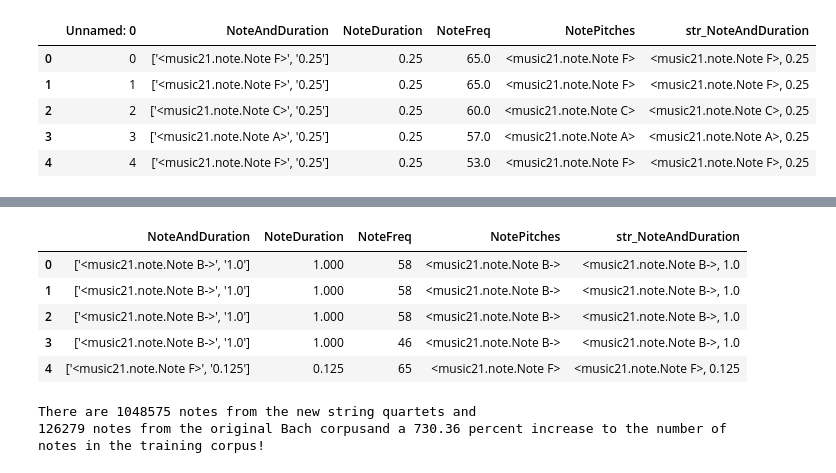
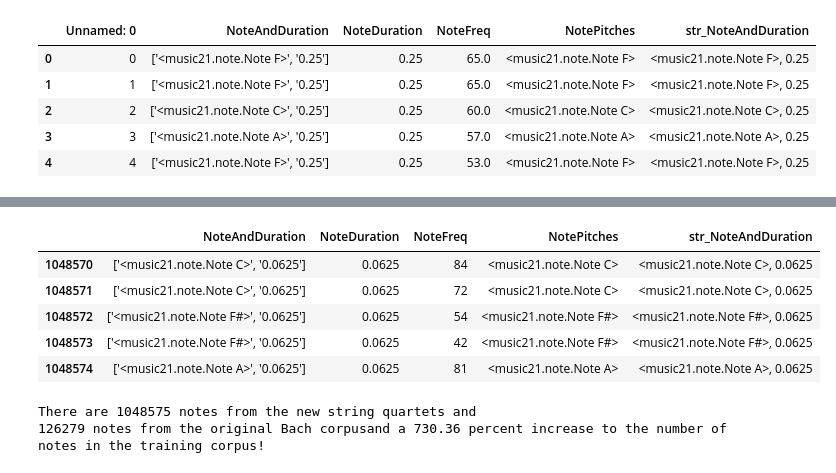
Before and after one commit to KKONZ/CDS, a Jupyter notebook: Capstone 1/Applied Inferential Statistics.ipynb, the cells around one changed output, grey strips where cells are left out. Cells and saved outputs as stored; diff of their text form; code cells hidden in the pictures.

```diff
--- a/Capstone 1/Applied Inferential Statistics.ipynb
+++ b/Capstone 1/Applied Inferential Statistics.ipynb
@@ -93,12 +102,12 @@ StringsPD = pd.read_csv("PitchData.csv")
 # %%
-StringsPD.head()
+StringsPD.tail()
 # %% [output]
 |  | NoteAndDuration | NoteDuration | NoteFreq | NotePitches | str_NoteAndDuration |
-| 0 | ['<music21.note.Note B->', '1.0'] | 1.000 | 58 | <music21.note.Note B-> | <music21.note.Note B->, 1.0 |
-| 1 | ['<music21.note.Note B->', '1.0'] | 1.000 | 58 | <music21.note.Note B-> | <music21.note.Note B->, 1.0 |
-| 2 | ['<music21.note.Note B->', '1.0'] | 1.000 | 58 | <music21.note.Note B-> | <music21.note.Note B->, 1.0 |
-| 3 | ['<music21.note.Note B->', '1.0'] | 1.000 | 46 | <music21.note.Note B-> | <music21.note.Note B->, 1.0 |
-| 4 | ['<music21.note.Note F>', '0.125'] | 0.125 | 65 | <music21.note.Note F> | <music21.note.Note F>, 0.125 |
+| 1048570 | ['<music21.note.Note C>', '0.0625'] | 0.0625 | 84 | <music21.note.Note C> | <music21.note.Note C>, 0.0625 |
+| 1048571 | ['<music21.note.Note C>', '0.0625'] | 0.0625 | 72 | <music21.note.Note C> | <music21.note.Note C>, 0.0625 |
+| 1048572 | ['<music21.note.Note F#>', '0.0625'] | 0.0625 | 54 | <music21.note.Note F#> | <music21.note.Note F#>, 0.0625 |
+| 1048573 | ['<music21.note.Note F#>', '0.0625'] | 0.0625 | 42 | <music21.note.Note F#> | <music21.note.Note F#>, 0.0625 |
+| 1048574 | ['<music21.note.Note A>', '0.0625'] | 0.0625 | 81 | <music21.note.Note A> | <music21.note.Note A>, 0.0625 |
 # %%
 #find the length of both datasets
 
```
Also changed, not shown: parts of 2 cells of this notebook, 2 other files.
